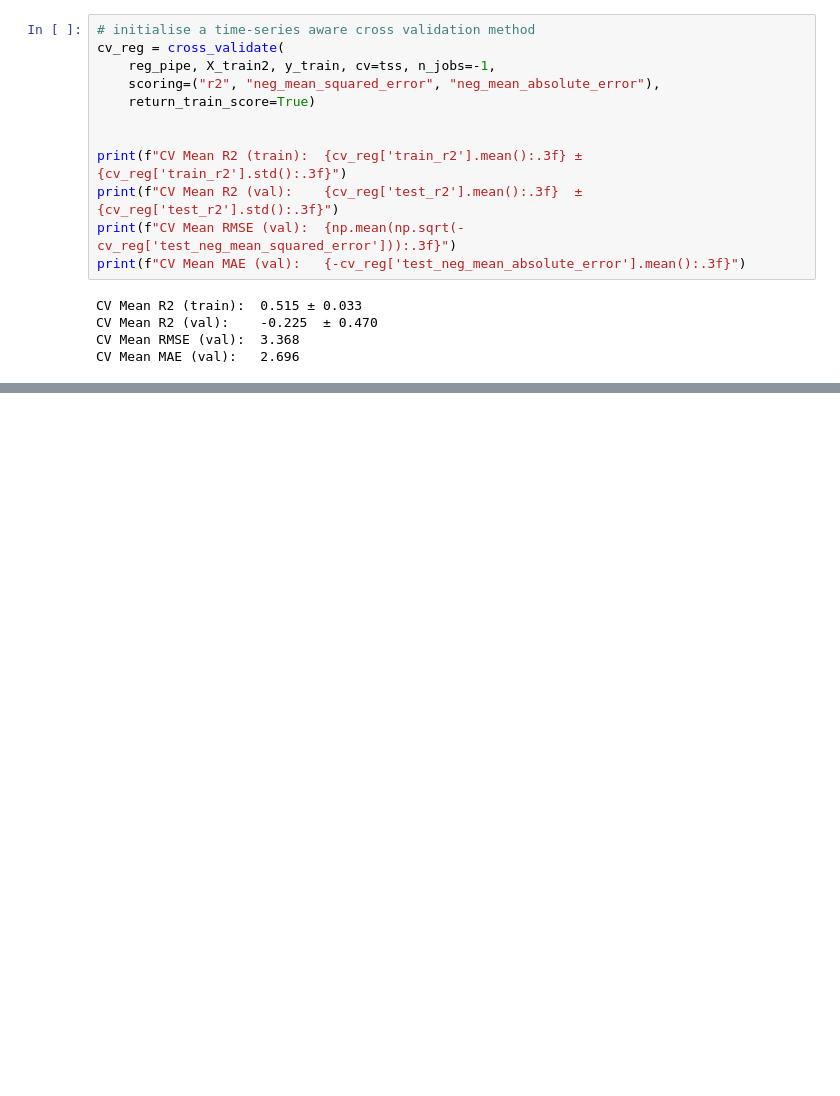
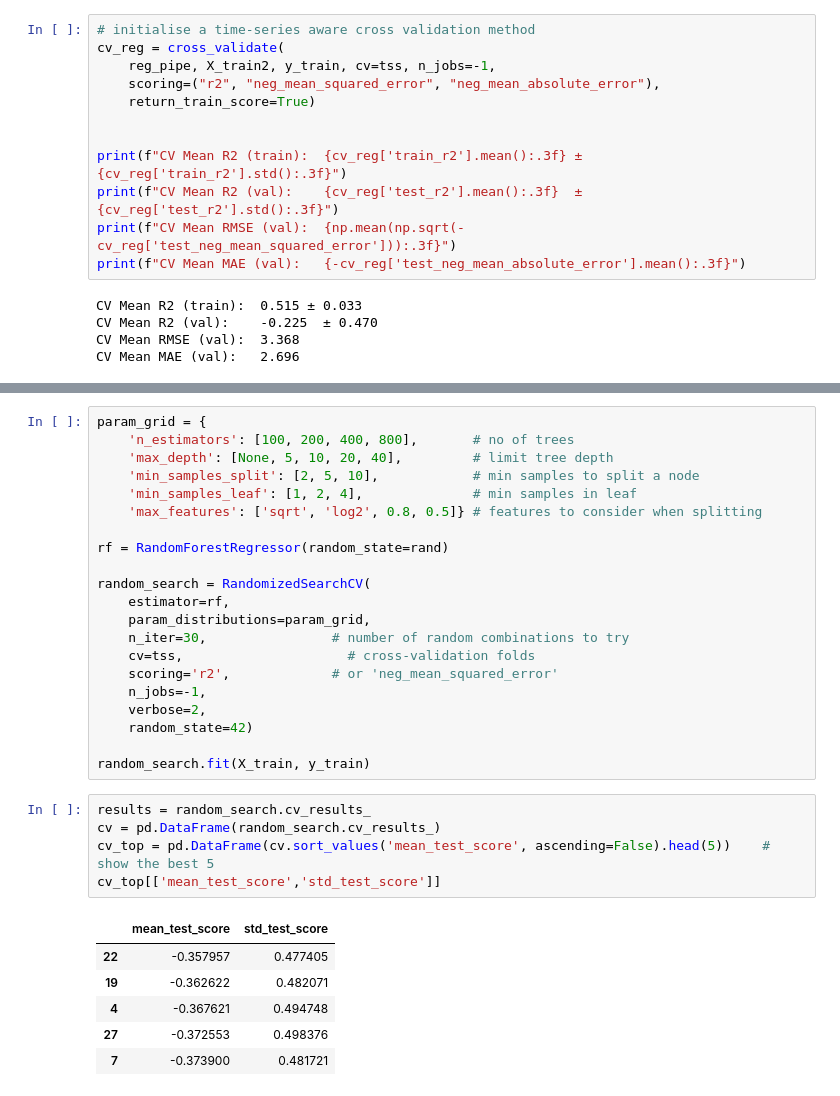
Before and after one commit to fraser2763/AI4-CW2, a Jupyter notebook: F_model.ipynb, the cells around one changed output, grey strips where cells are left out. Cells and saved outputs as stored; diff of their text form; blank space fills up the shorter version.

```diff
--- a/F_model.ipynb
+++ b/F_model.ipynb
@@ -191,0 +356,33 @@ CV Mean MAE (val):   2.696
+# %%
+param_grid = {
+    'n_estimators': [100, 200, 400, 800],       # no of trees
+    'max_depth': [None, 5, 10, 20, 40],         # limit tree depth
+    'min_samples_split': [2, 5, 10],            # min samples to split a node
+    'min_samples_leaf': [1, 2, 4],              # min samples in leaf
+    'max_features': ['sqrt', 'log2', 0.8, 0.5]} # features to consider when splitting
+
+rf = RandomForestRegressor(random_state=rand)
+
+random_search = RandomizedSearchCV(
+    estimator=rf,
+    param_distributions=param_grid,
+    n_iter=30,                # number of random combinations to try
+    cv=tss,                     # cross-validation folds
+    scoring='r2',             # or 'neg_mean_squared_error'
+    n_jobs=-1,
+    verbose=2,
+    random_state=42)
+
+random_search.fit(X_train, y_train)
+# %%
+results = random_search.cv_results_
+cv = pd.DataFrame(random_search.cv_results_)
+cv_top = pd.DataFrame(cv.sort_values('mean_test_score', ascending=False).head(5))    # show the best 5
+cv_top[['mean_test_score','std_test_score']]
+# %% [output]
+|  | mean_test_score | std_test_score |
+| 22 | -0.357957 | 0.477405 |
+| 19 | -0.362622 | 0.482071 |
+| 4 | -0.367621 | 0.494748 |
+| 27 | -0.372553 | 0.498376 |
+| 7 | -0.373900 | 0.481721 |
```
Also changed, not shown: parts of 14 cells of this notebook, 1 other file.
